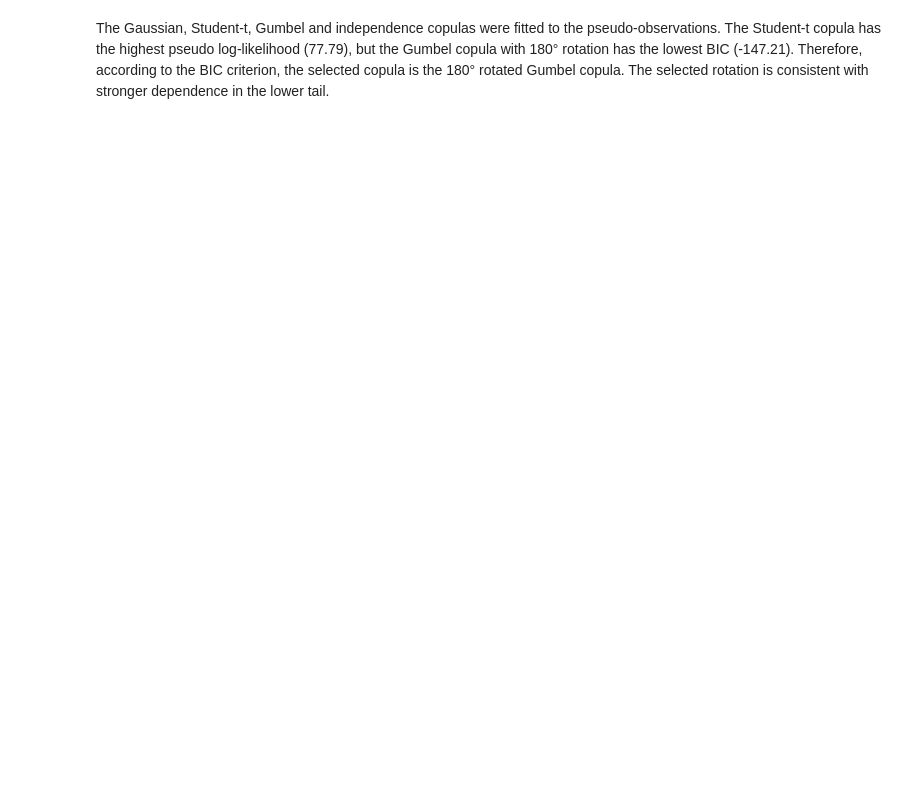
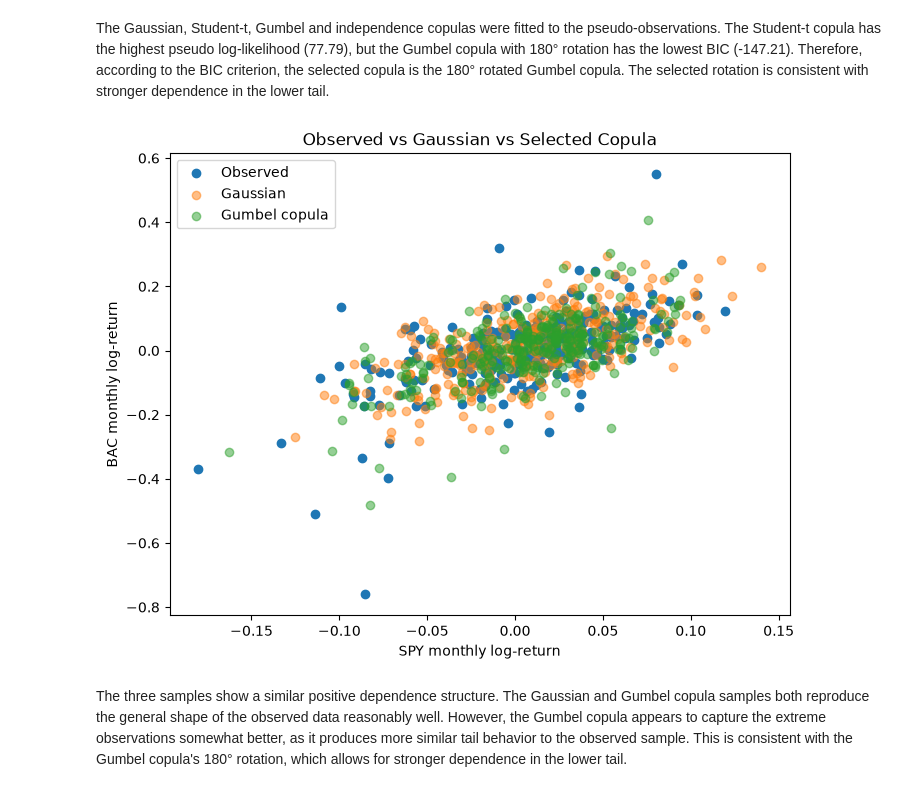
Before and after one commit to nicks848/big-data-science-in-finance, a Jupyter notebook: Lecture2.ipynb, the cells around one changed output. Saved outputs shown, nothing was run; the diff lists cells and outputs as text; code cells hidden in the pictures; blank space fills up the shorter version.

```diff
--- a/Lecture2.ipynb
+++ b/Lecture2.ipynb
@@ -367,3 +367,30 @@ Log-likelihood: 0.0
 BIC: 0.0
 # %% [markdown]
 The Gaussian, Student-t, Gumbel and independence copulas were fitted to the pseudo-observations. The Student-t copula has the highest pseudo log-likelihood (77.79), but the Gumbel copula with 180° rotation has the lowest BIC (-147.21). Therefore, according to the BIC criterion, the selected copula is the 180° rotated Gumbel copula. The selected rotation is consistent with stronger dependence in the lower tail.
+# %%
+# Simulate from the selected Gumbel copula
+copula_sim = models["Gumbel"].simulate(n)
+
+# Transform back to the original return scale using empirical quantiles
+X_copula = np.quantile(returns["X"], copula_sim[:, 0])
+Y_copula = np.quantile(returns["Y"], copula_sim[:, 1])
+
+# Simulate from the fitted bivariate Gaussian
+mu = np.array([returns["X"].mean(), returns["Y"].mean()])
+Sigma = returns.cov(ddof=0).to_numpy()
+gaussian_sim = np.random.multivariate_normal(mu, Sigma, size=n)
+
+# Plot all three samples on the same scale
+plt.figure(figsize=(8, 6))
+plt.scatter(returns["X"], returns["Y"], label="Observed")
+plt.scatter(gaussian_sim[:, 0], gaussian_sim[:, 1], label="Gaussian", alpha=0.5)
+plt.scatter(X_copula, Y_copula, label="Gumbel copula", alpha=0.5)
+plt.xlabel("SPY monthly log-return")
+plt.ylabel("BAC monthly log-return")
+plt.title("Observed vs Gaussian vs Selected Copula")
+plt.legend()
+plt.show()
+# %% [output]
+[figure, added]
+# %% [markdown]
+The three samples show a similar positive dependence structure. The Gaussian and Gumbel copula samples both reproduce the general shape of the observed data reasonably well. However, the Gumbel copula appears to capture the extreme observations somewhat better, as it produces more similar tail behavior to the observed sample. This is consistent with the Gumbel copula's 180° rotation, which allows for stronger dependence in the lower tail.
```
Also changed, not shown: parts of 14 cells of this notebook.
